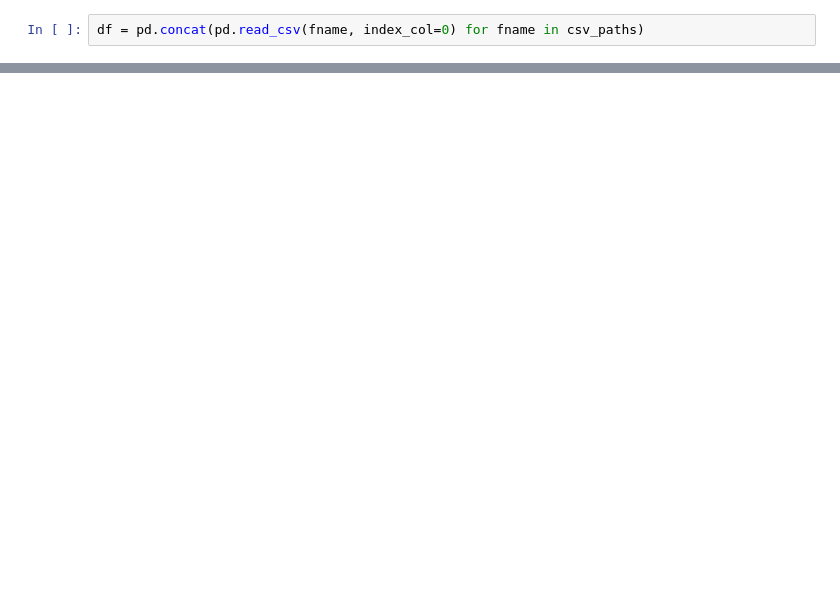
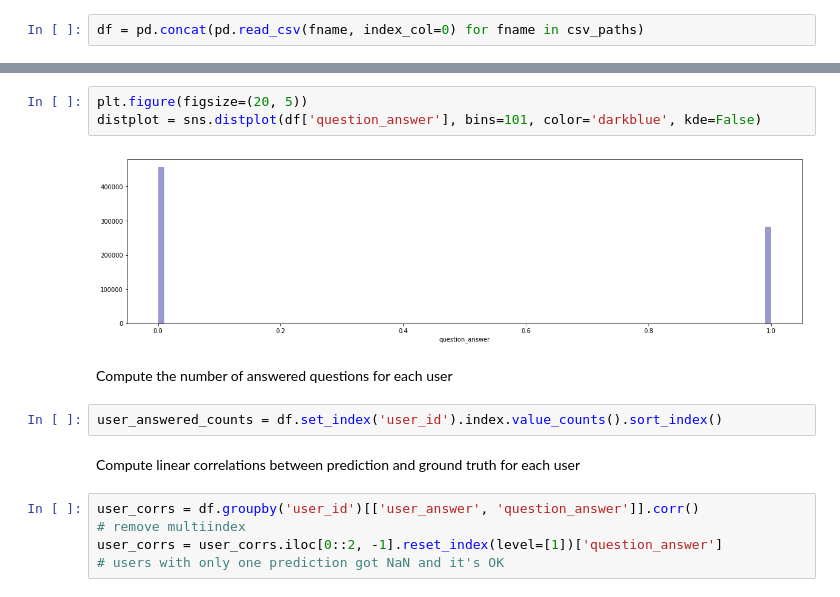
Before and after one commit to dbrainio/cindicator-public-baseline, a Jupyter notebook: DataExploration.ipynb, the cells around one changed output, grey strips where cells are left out. Drawn from its saved outputs; the diff is of its cells as text; blank space fills up the shorter version.

```diff
--- a/DataExploration.ipynb
+++ b/DataExploration.ipynb
@@ -86,0 +131,16 @@ Unique users: 39263
+# %%
+plt.figure(figsize=(20, 5))
+distplot = sns.distplot(df['question_answer'], bins=101, color='darkblue', kde=False)
+# %% [output]
+[figure, added]
+# %% [markdown]
+Compute the number of answered questions for each user
+# %%
+user_answered_counts = df.set_index('user_id').index.value_counts().sort_index()
+# %% [markdown]
+Compute linear correlations between prediction and ground truth for each user
+# %%
+user_corrs = df.groupby('user_id')[['user_answer', 'question_answer']].corr()
+# remove multiindex
+user_corrs = user_corrs.iloc[0::2, -1].reset_index(level=[1])['question_answer']
+# users with only one prediction got NaN and it's OK
```
Also changed, not shown: parts of 32 cells of this notebook.
